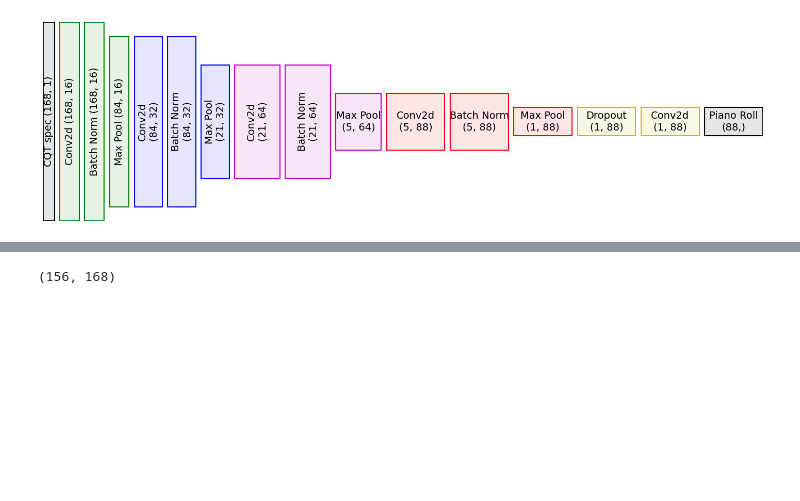
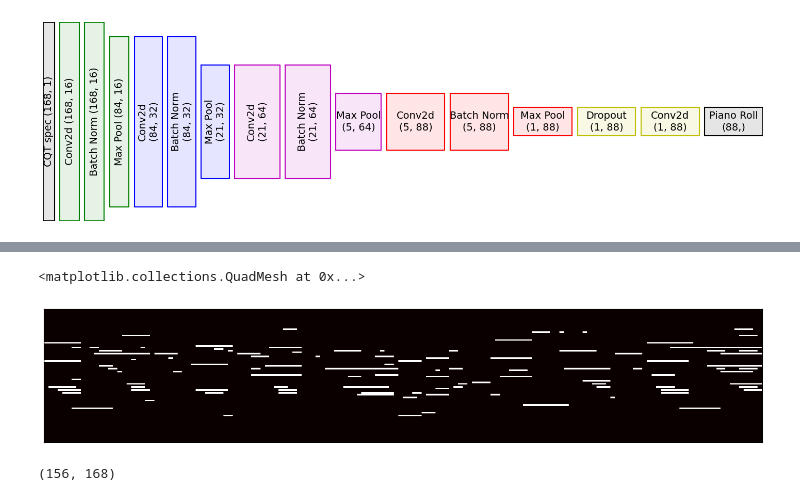
Before and after one commit to Julia-Chekulaeva/AutomaticMusicTranscription, a Jupyter notebook: CNN_AMT.ipynb, the cells around one changed output, grey strips where cells are left out. Drawn from its saved outputs; the diff is of its cells as text; code cells hidden in the pictures; blank space fills up the shorter version.

```diff
--- a/CNN_AMT.ipynb
+++ b/CNN_AMT.ipynb
@@ -666,3 +607,9 @@ plt.show()
+# %%
+plt.figure(figsize=(16, 3))
+librosa.display.specshow((pred_i.T > 0.5), cmap='hot')
+# %% [output]
+<matplotlib.collections.QuadMesh at 0x...>
+[figure, added]
 # %%
 cqt_i.shape
 # %% [output]
```
Also changed, not shown: parts of 45 cells of this notebook.
